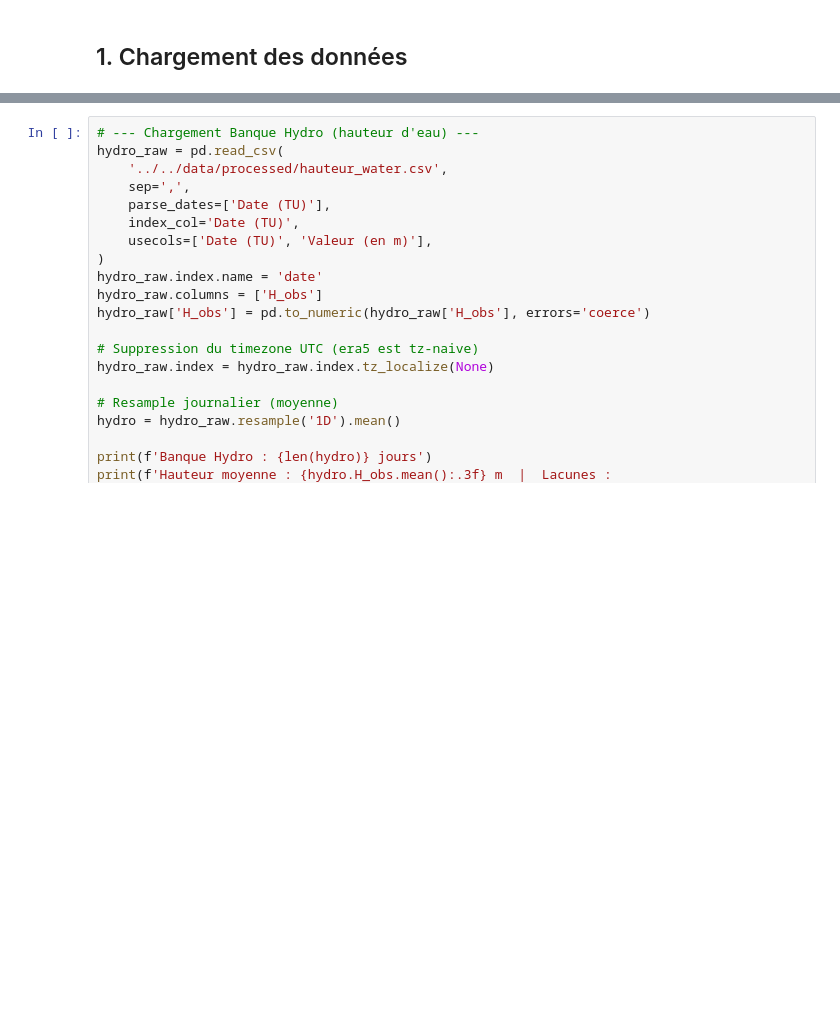
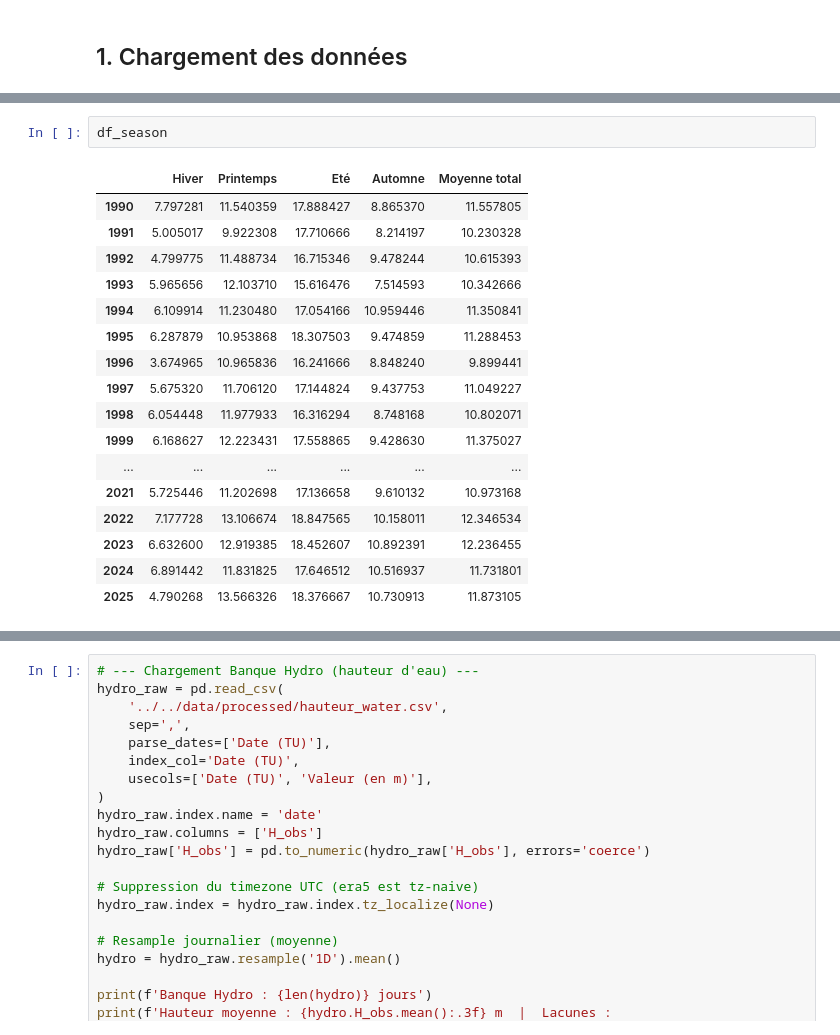
Before and after one commit to arthurleq/Modelisation-hydraulique, a Jupyter notebook: hydrometrie/notebooks/01_data_exploration.ipynb, the cells around one changed output, grey strips where cells are left out. Saved outputs shown, nothing was run; the diff lists cells and outputs as text; blank space fills up the shorter version.

```diff
--- a/hydrometrie/notebooks/01_data_exploration.ipynb
+++ b/hydrometrie/notebooks/01_data_exploration.ipynb
@@ -46,0 +96,20 @@ ERA5 : 13149 jours (1990-01-01 → 2025-12-31)
+# %%
+df_season
+# %% [output]
+|  | Hiver | Printemps | Eté | Automne | Moyenne total |
+| 1990 | 7.797281 | 11.540359 | 17.888427 | 8.865370 | 11.557805 |
+| 1991 | 5.005017 | 9.922308 | 17.710666 | 8.214197 | 10.230328 |
+| 1992 | 4.799775 | 11.488734 | 16.715346 | 9.478244 | 10.615393 |
+| 1993 | 5.965656 | 12.103710 | 15.616476 | 7.514593 | 10.342666 |
+| 1994 | 6.109914 | 11.230480 | 17.054166 | 10.959446 | 11.350841 |
+| 1995 | 6.287879 | 10.953868 | 18.307503 | 9.474859 | 11.288453 |
+| 1996 | 3.674965 | 10.965836 | 16.241666 | 8.848240 | 9.899441 |
+| 1997 | 5.675320 | 11.706120 | 17.144824 | 9.437753 | 11.049227 |
+| 1998 | 6.054448 | 11.977933 | 16.316294 | 8.748168 | 10.802071 |
+| 1999 | 6.168627 | 12.223431 | 17.558865 | 9.428630 | 11.375027 |
+| ... | ... | ... | ... | ... | ... |
+| 2021 | 5.725446 | 11.202698 | 17.136658 | 9.610132 | 10.973168 |
+| 2022 | 7.177728 | 13.106674 | 18.847565 | 10.158011 | 12.346534 |
+| 2023 | 6.632600 | 12.919385 | 18.452607 | 10.892391 | 12.236455 |
+| 2024 | 6.891442 | 11.831825 | 17.646512 | 10.516937 | 11.731801 |
+| 2025 | 4.790268 | 13.566326 | 18.376667 | 10.730913 | 11.873105 |
```
Also changed, not shown: parts of 8 cells of this notebook.
